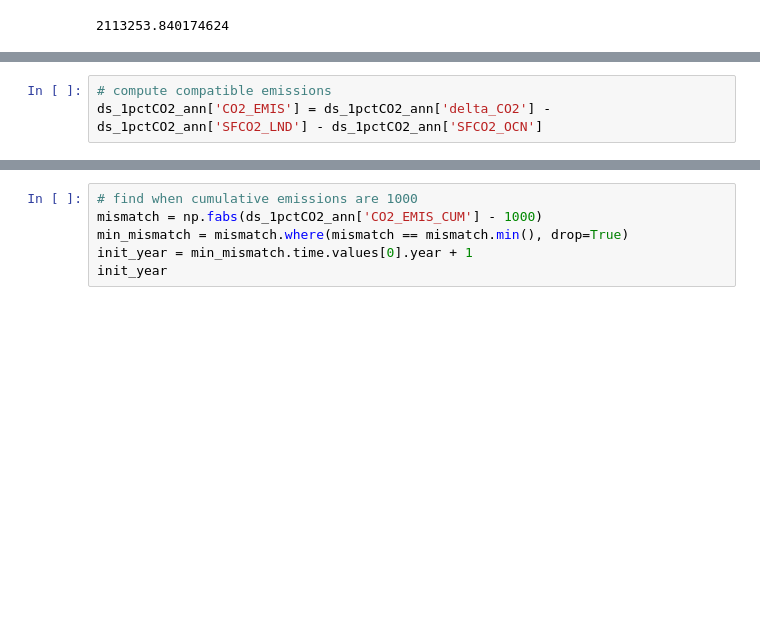
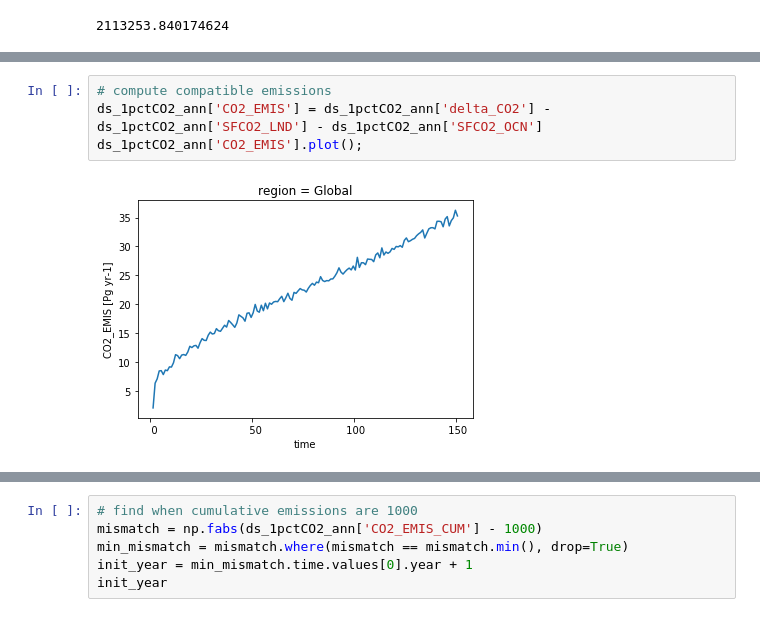
Before and after one commit to klindsay28/CESM2_coup_carb_cycle_JAMES, a Jupyter notebook: zecmip_init_year.ipynb, the cells around one changed output, grey strips where cells are left out. Drawn from its saved outputs; the diff is of its cells as text; blank space fills up the shorter version.

```diff
--- a/zecmip_init_year.ipynb
+++ b/zecmip_init_year.ipynb
@@ -47,6 +60,9 @@ ds_1pctCO2_ann['delta_CO2'] = xr.DataArray(delta_co2_PgC, dims=('time'), attrs={
 # %%
 # compute compatible emissions
 ds_1pctCO2_ann['CO2_EMIS'] = ds_1pctCO2_ann['delta_CO2'] - ds_1pctCO2_ann['SFCO2_LND'] - ds_1pctCO2_ann['SFCO2_OCN']
+ds_1pctCO2_ann['CO2_EMIS'].plot();
+# %% [output]
+[figure, added]
 # %%
 # compute cumulative compatible emissions
 da = ds_1pctCO2_ann['CO2_EMIS'].cumsum(dim='time')
```
Also changed, not shown: parts of 9 cells of this notebook.
